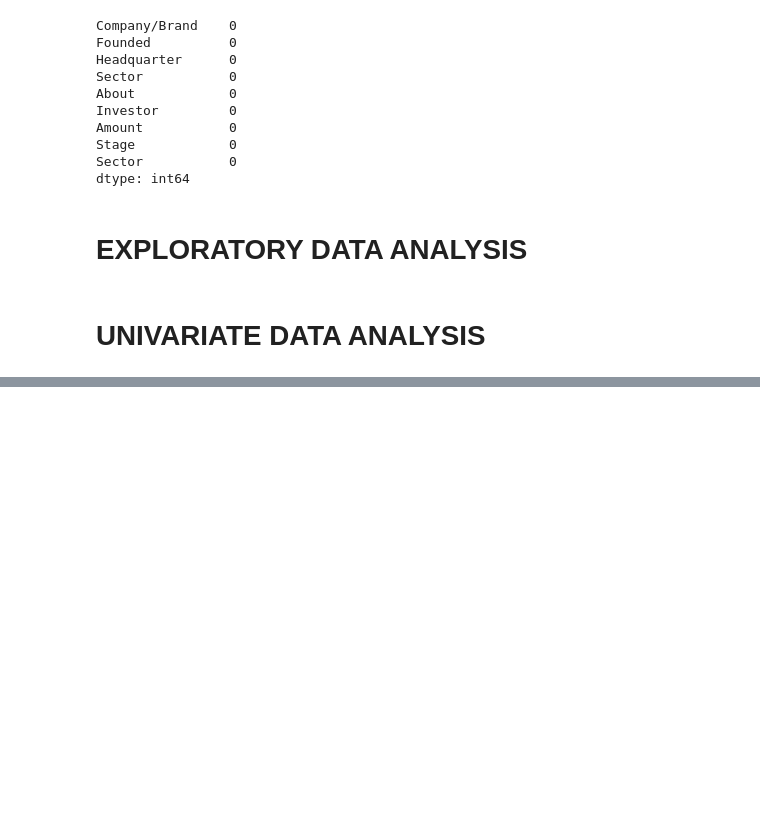
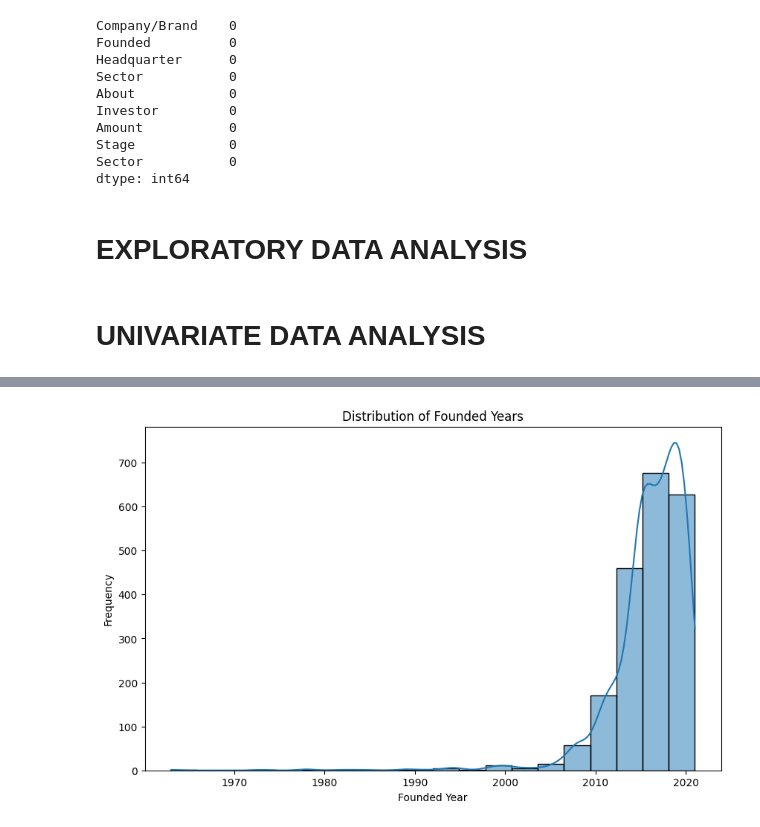
Before and after one commit to Amarquaye009/FIRST-PROJECT---CUSTOMER-CHURN-ANALYSIS, a Jupyter notebook: main.ipynb, the cells around one changed output, grey strips where cells are left out. Drawn from its saved outputs; the diff is of its cells as text; code cells hidden in the pictures; blank space fills up the shorter version.

```diff
--- a/main.ipynb
+++ b/main.ipynb
@@ -694,0 +722,10 @@ dtype: int64
+# %%
+# Founded - Numerical
+plt.figure(figsize=(10, 6))
+sns.histplot(main_df['Founded'], bins=20, kde=True)
+plt.title('Distribution of Founded Years')
+plt.xlabel('Founded Year')
+plt.ylabel('Frequency')
+plt.show()
+# %% [output]
+[figure, added]
```
Also changed, not shown: parts of 7 cells of this notebook.
